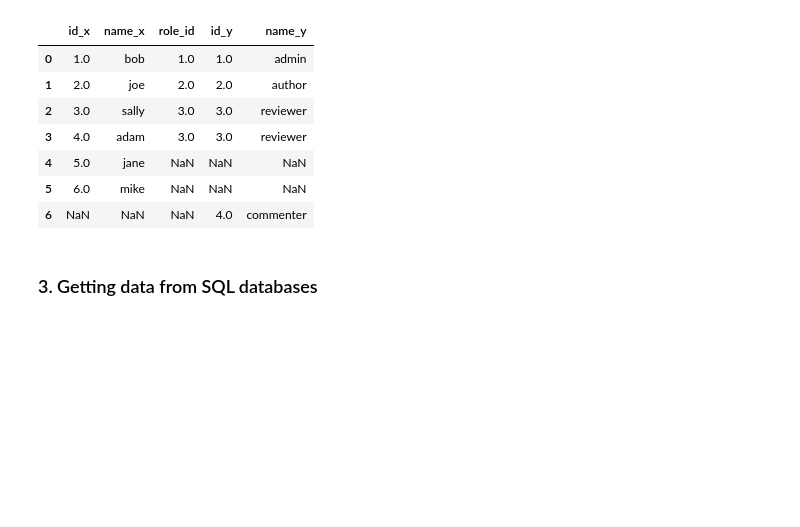
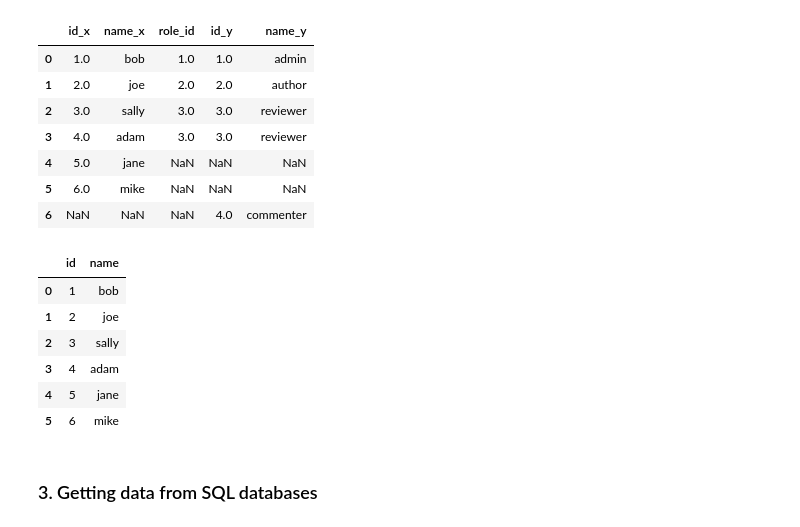
Before and after one commit to lukewbecker/numpy-pandas-visualization-exercises, a Jupyter notebook: advanced_dataframes.ipynb, the cells around one changed output. Saved outputs shown, nothing was run; the diff lists cells and outputs as text; code cells hidden in the pictures; blank space fills up the shorter version.

```diff
--- a/advanced_dataframes.ipynb
+++ b/advanced_dataframes.ipynb
@@ -306,6 +306,19 @@ pd.merge(users, roles, left_on='role_id', right_on='id', how='outer')
 | 4 | 5.0 | jane | NaN | NaN | NaN |
 | 5 | 6.0 | mike | NaN | NaN | NaN |
 | 6 | NaN | NaN | NaN | 4.0 | commenter |
+# %%
+# What happens if you drop the foreign keys from the dataframes and try to merge them?
+
+users_drop = users.drop(columns = 'role_id')
+users_drop
+# %% [output]
+|  | id | name |
+| 0 | 1 | bob |
+| 1 | 2 | joe |
+| 2 | 3 | sally |
+| 3 | 4 | adam |
+| 4 | 5 | jane |
+| 5 | 6 | mike |
 # %% [markdown]
 ### 3. Getting data from SQL databases
 # %% [markdown]
```
Also changed, not shown: parts of 18 cells of this notebook.
